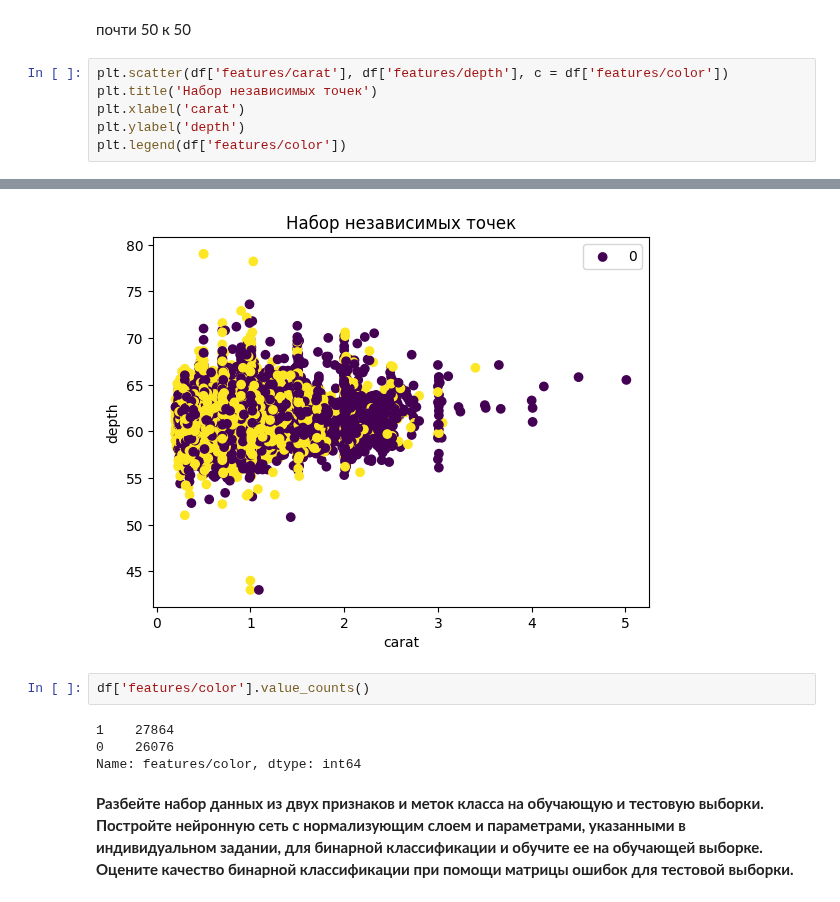
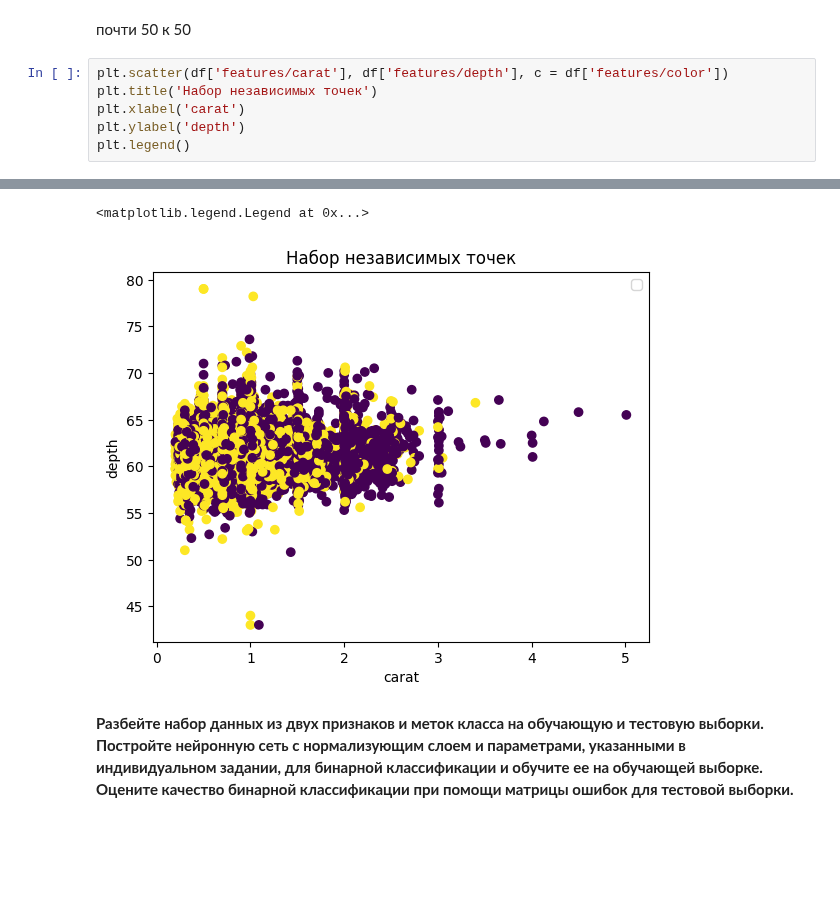
Before and after one commit to kjxeez/machine-learning, a Jupyter notebook: MLP.ipynb, the cells around one changed output, grey strips where cells are left out. Drawn from its saved outputs; the diff is of its cells as text; blank space fills up the shorter version.

```diff
--- a/MLP.ipynb
+++ b/MLP.ipynb
@@ -122,5 +127,5 @@ plt.scatter(df['features/carat'], df['features/depth'], c = df['features/color']
 plt.title('Набор независимых точек')
 plt.xlabel('carat')
 plt.ylabel('depth')
-plt.legend(df['features/color'])
+plt.legend()
 # %% [output]
@@ -128,10 +133,5 @@ plt.legend(df['features/color'])
+<matplotlib.legend.Legend at 0x...>
-[figure, old version]
+[figure, new version]
-# %%
-df['features/color'].value_counts()
-# %% [output]
-1    27864
-0    26076
-Name: features/color, dtype: int64
 # %% [markdown]
 __Разбейте набор данных из двух признаков и меток класса на обучающую и тестовую выборки. Постройте нейронную сеть с нормализующим слоем и параметрами, указанными в индивидуальном задании, для бинарной классификации и обучите ее на обучающей выборке. Оцените качество бинарной классификации при помощи матрицы ошибок для тестовой выборки.__
 # %% [markdown]
```
Also changed, not shown: parts of 120 cells of this notebook.
